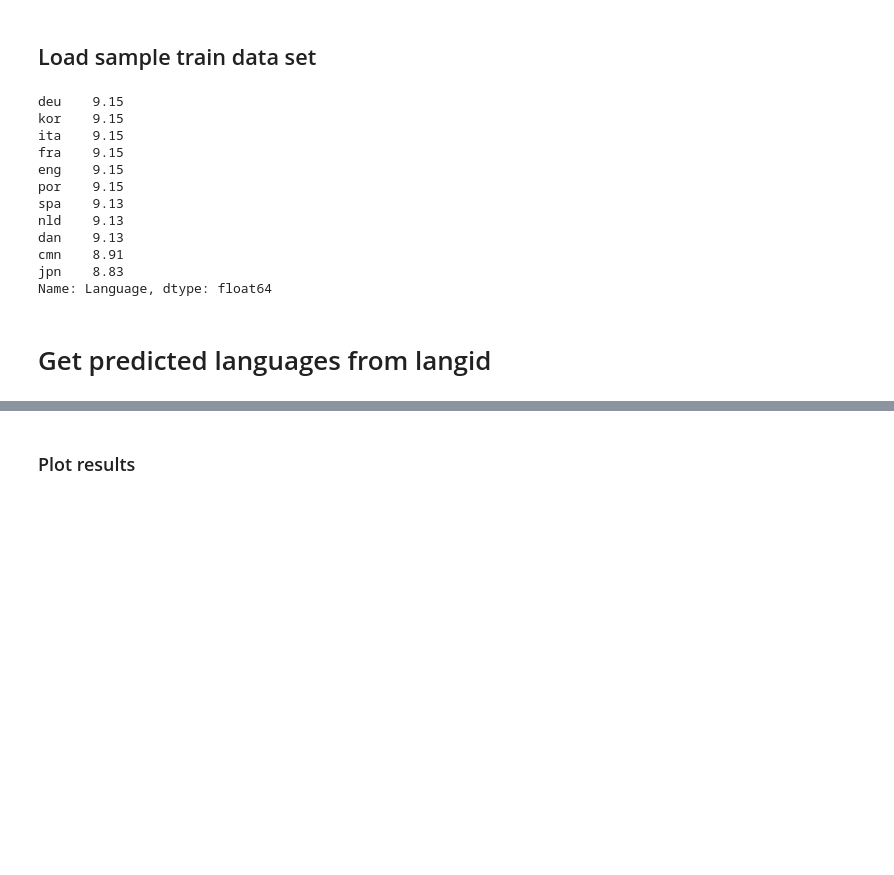
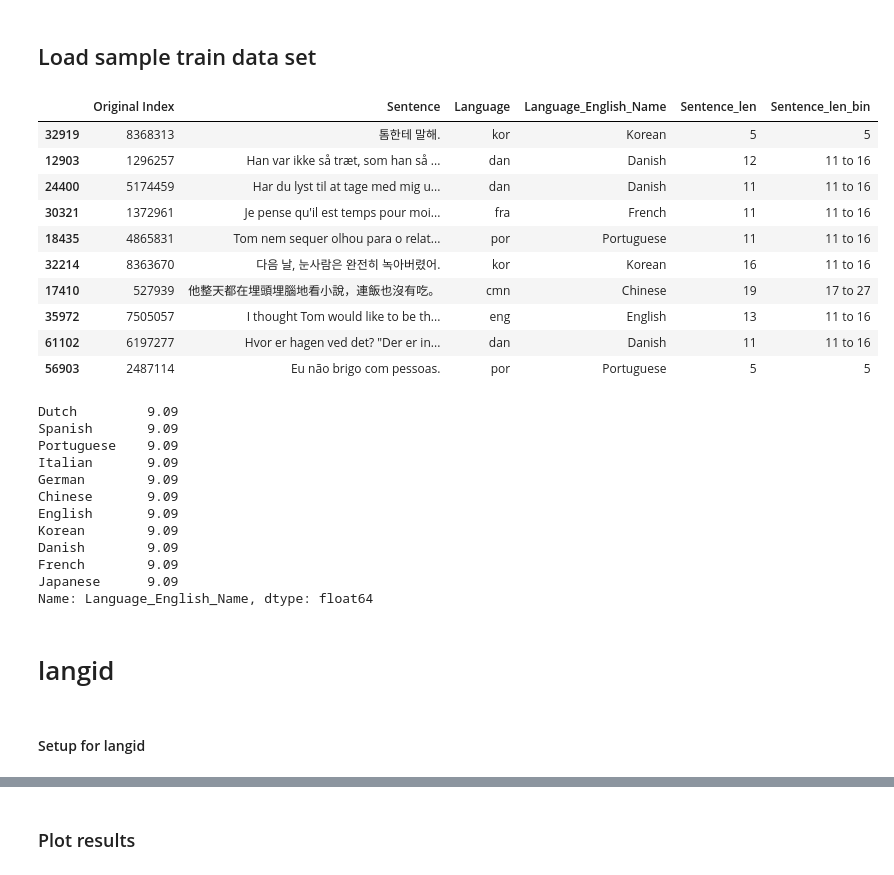
Before and after one commit to br-pki/detectLanguage, a Jupyter notebook: evaluate.ipynb, the cells around one changed output, grey strips where cells are left out. Drawn from its saved outputs; the diff is of its cells as text; code cells hidden in the pictures; blank space fills up the shorter version.

```diff
--- a/evaluate.ipynb
+++ b/evaluate.ipynb
@@ -69,4 +71,10 @@ warnings.filterwarnings('ignore')
+# %%
+language_mappings = get_language_mappings("language_mappings.csv")
+iso_639_3_English = language_mappings[["ISO 639-3", "English Name"]].set_index(keys="ISO 639-3")["English Name"].to_dict()
+# iso_639_3_English
 # %% [markdown]
 ## Load sample train data set
 # %%
-sample = pd.read_csv("output/Tatoeba_stratify_train_2021-7-29_132.csv")
+sample = pd.read_csv("output/Tatoeba_stratify_train_2021-7-29_1520.csv")
+sample["Language_English_Name"] = sample["Language"].map(iso_639_3_English)
+sample["Sentence_len"] = sample.apply(lambda row: get_sentence_word_char_len(row), axis=1)
@@ -73,18 +89,34 @@ sample = pd.read_csv("output/Tatoeba_stratify_train_2021-7-29_132.csv")
+# %%
+sample.sample(10)
+# %% [output]
+|  | Original Index | Sentence | Language | Language_English_Name | Sentence_len | Sentence_len_bin |
+| 32919 | 8368313 | 톰한테 말해. | kor | Korean | 5 | 5 |
+| 12903 | 1296257 | Han var ikke så træt, som han så ... | dan | Danish | 12 | 11 to 16 |
+| 24400 | 5174459 | Har du lyst til at tage med mig u... | dan | Danish | 11 | 11 to 16 |
+| 30321 | 1372961 | Je pense qu'il est temps pour moi... | fra | French | 11 | 11 to 16 |
+| 18435 | 4865831 | Tom nem sequer olhou para o relat... | por | Portuguese | 11 | 11 to 16 |
+| 32214 | 8363670 | 다음 날, 눈사람은 완전히 녹아버렸어. | kor | Korean | 16 | 11 to 16 |
+| 17410 | 527939 | 他整天都在埋頭埋腦地看小說，連飯也沒有吃。 | cmn | Chinese | 19 | 17 to 27 |
+| 35972 | 7505057 | I thought Tom would like to be th... | eng | English | 13 | 11 to 16 |
+| 61102 | 6197277 | Hvor er hagen ved det? "Der er in... | dan | Danish | 11 | 11 to 16 |
+| 56903 | 2487114 | Eu não brigo com pessoas. | por | Portuguese | 5 | 5 |
 # %%
-round(sample["Language"].value_counts(normalize=True) * 100,2)
+round(sample["Language_English_Name"].value_counts(normalize=True) * 100,2)
 # %% [output]
-deu    9.15
-kor    9.15
-ita    9.15
-fra    9.15
-eng    9.15
-por    9.15
-spa    9.13
-nld    9.13
-dan    9.13
-cmn    8.91
-jpn    8.83
-Name: Language, dtype: float64
+Dutch         9.09
+Spanish       9.09
+Portuguese    9.09
+Italian       9.09
+German        9.09
+Chinese       9.09
+English       9.09
+Korean        9.09
+Danish        9.09
+French        9.09
+Japanese      9.09
+Name: Language_English_Name, dtype: float64
 # %% [markdown]
-# Get predicted languages from langid
+# langid
+# %% [markdown]
+#### Setup for langid
 # %%
```
Also changed, not shown: parts of 47 cells of this notebook, 2 other files.
